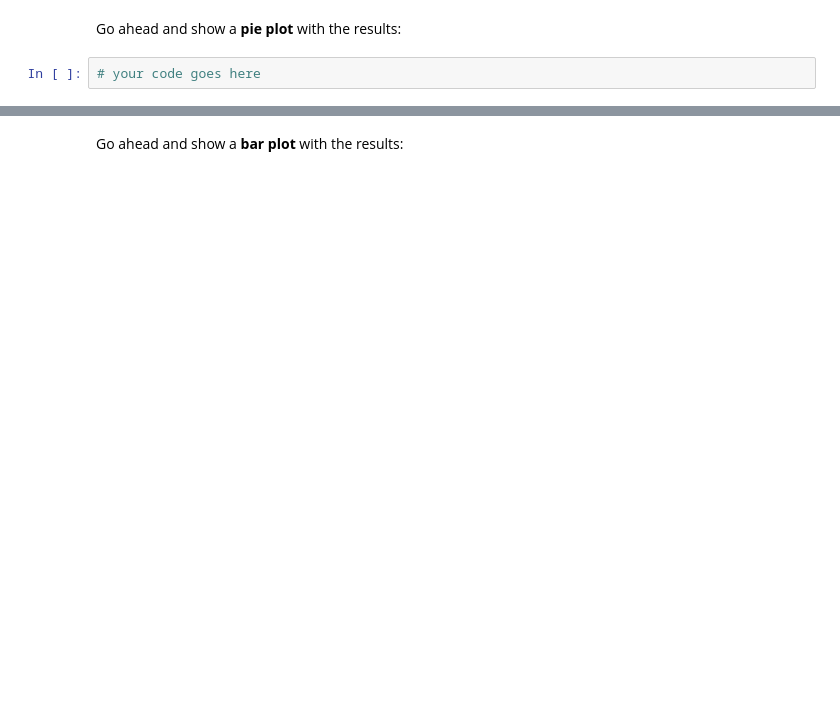
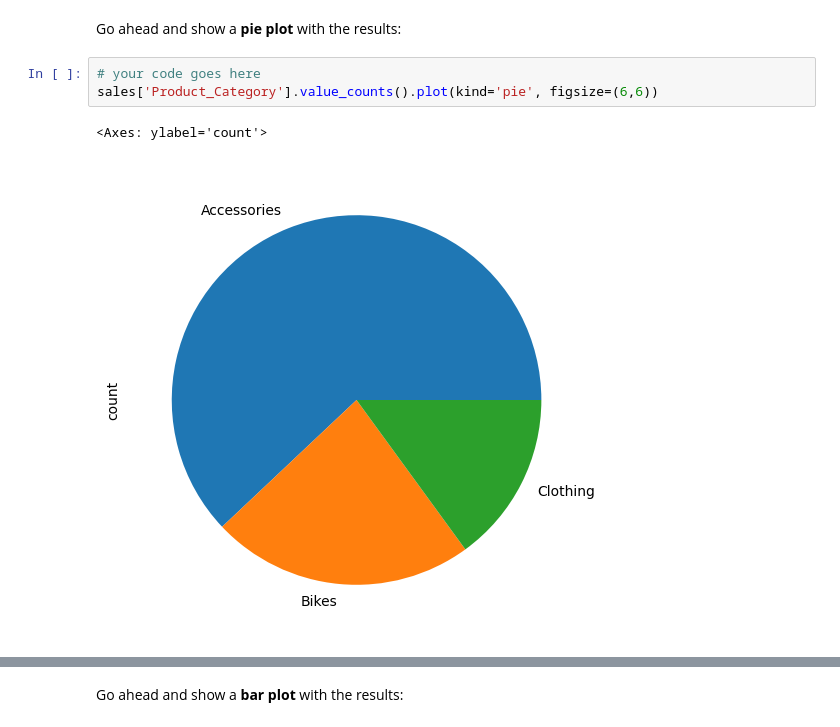
Before and after one commit to kskaman/freeCodeCamp-Course-Work, a Jupyter notebook: 09 - Data Analysis with Python/02 - Data Analysis Example A and B/Exercises_1.ipynb, the cells around one changed output, grey strips where cells are left out. Cells and saved outputs as stored; diff of their text form; blank space fills up the shorter version.

```diff
--- a/09 - Data Analysis with Python/02 - Data Analysis Example A and B/Exercises_1.ipynb
+++ b/09 - Data Analysis with Python/02 - Data Analysis Example A and B/Exercises_1.ipynb
@@ -465,5 +540,9 @@ sales['Product_Category'].value_counts()
 Go ahead and show a <b>pie plot</b> with the results:
 # %%
 # your code goes here
+sales['Product_Category'].value_counts().plot(kind='pie', figsize=(6,6))
+# %% [output]
+<Axes: ylabel='count'>
+[figure, added]
 # %%
 sales['Product_Category'].value_counts().plot(kind='pie', figsize=(6,6))
```
Also changed, not shown: parts of 51 cells of this notebook.
